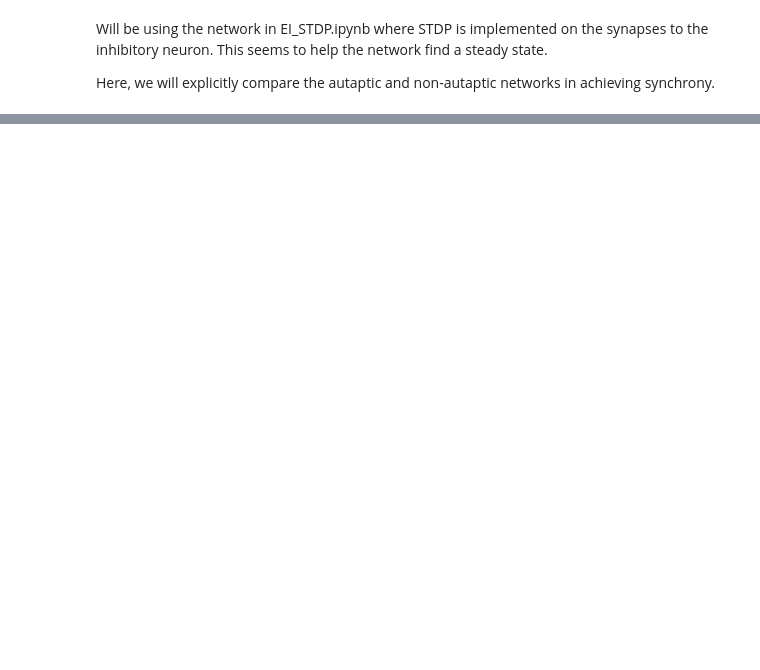
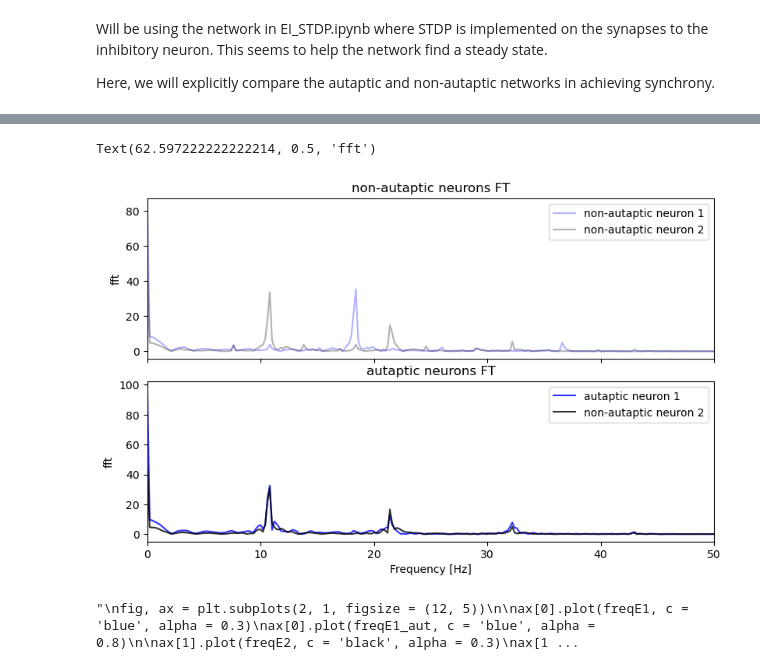
Before and after one commit to liammcs10/AQUA_project, a Jupyter notebook: micro-circuit/EI_STDP_comparison.ipynb, the cells around one changed output, grey strips where cells are left out. Drawn from its saved outputs; the diff is of its cells as text; code cells hidden in the pictures; blank space fills up the shorter version.

```diff
--- a/micro-circuit/EI_STDP_comparison.ipynb
+++ b/micro-circuit/EI_STDP_comparison.ipynb
@@ -400,0 +448,68 @@ spike_trains_I = spikemon_I_aut.spike_trains()
+# %%
+''' - - -  2. PLOT THE FOURIER TRANSFORMS OF THE SPIKING ACTIVITY - - - '''
+#binarise spike trains
+spikes_E = convert_spikes_to_aqua(spike_trains_E)
+spikes_E_aut = convert_spikes_to_aqua(spike_trains_E_aut)
+
+binary_E = binarise_spikes(spikes_E, dt, N_iter)
+binary_E_aut = binarise_spikes(spikes_E_aut, dt, N_iter)
+
+
+# create filter
+gauss = windows.gaussian(M = 10000, std = 100)
+gauss /= gauss.sum()    # normalise
+
+# - - CONVOLVE - -
+# convolve non-autaptic spike trains
+freqE1 = convolve(binary_E[0, :], gauss)[:len(binary_E[0, :])]
+freqE2 = convolve(binary_E[1, :], gauss)[:len(binary_E[1, :])]
+# convolve autaptic spike trains
+freqE1_aut = convolve(binary_E_aut[0, :], gauss)[:len(binary_E_aut[0, :])]
+freqE2_aut = convolve(binary_E_aut[1, :], gauss)[:len(binary_E_aut[1, :])]
+
+
+# - - calculate the FFT - -
+fftE1 = np.fft.fft(freqE1)
+fftE2 = np.fft.fft(freqE2)
+
+fftE1_aut = np.fft.fft(freqE1_aut)
+fftE2_aut = np.fft.fft(freqE2_aut)
+
+# x-axis - frequencies
+fftfreq = np.fft.fftfreq(len(freqE1), d = dt/1000)
+
+fig, ax = plt.subplots(2, 1, figsize = (8, 5), sharex = True)
+fig.tight_layout()
+
+ax[0].plot(fftfreq[:len(fftfreq)//2], np.abs(fftE1[:len(fftfreq)//2]), c = 'blue', alpha = 0.3, label = 'non-autaptic neuron 1')
+ax[0].plot(fftfreq[:len(fftfreq)//2], np.abs(fftE2[:len(fftfreq)//2]), c = 'black', alpha = 0.3, label = 'non-autaptic neuron 2')
+ax[0].legend()
+
+ax[1].plot(fftfreq[:len(fftfreq)//2], np.abs(fftE1_aut[:len(fftfreq)//2]), c = 'blue', alpha = 0.8, label = 'autaptic neuron 1')
+ax[1].plot(fftfreq[:len(fftfreq)//2], np.abs(fftE2_aut[:len(fftfreq)//2]), c = 'black', alpha = 0.8, label = 'non-autaptic neuron 2')
+ax[1].legend()
+
+
+ax[0].set_xlim((0, 50))
+ax[1].set_xlim((0, 50))
+
+ax[0].set_title('non-autaptic neurons FT')
+ax[1].set_title('autaptic neurons FT')
+ax[1].set_xlabel("Frequency [Hz]")
+ax[0].set_ylabel('fft')
+ax[1].set_ylabel('fft')
+# %% [output]
+Text(62.597222222222214, 0.5, 'fft')
+[figure, added]
+# %%
+'''
+fig, ax = plt.subplots(2, 1, figsize = (12, 5))
+
+ax[0].plot(freqE1, c = 'blue', alpha = 0.3)
+ax[0].plot(freqE1_aut, c = 'blue', alpha = 0.8)
+
+ax[1].plot(freqE2, c = 'black', alpha = 0.3)
+ax[1].plot(freqE2_aut, c = 'black', alpha = 0.8)
+'''
+# %% [output]
+"\nfig, ax = plt.subplots(2, 1, figsize = (12, 5))\n\nax[0].plot(freqE1, c = 'blue', alpha = 0.3)\nax[0].plot(freqE1_aut, c = 'blue', alpha = 0.8)\n\nax[1].plot(freqE2, c = 'black', alpha = 0.3)\nax[1 ...
```
Also changed, not shown: parts of 6 cells of this notebook, 2 other files.
